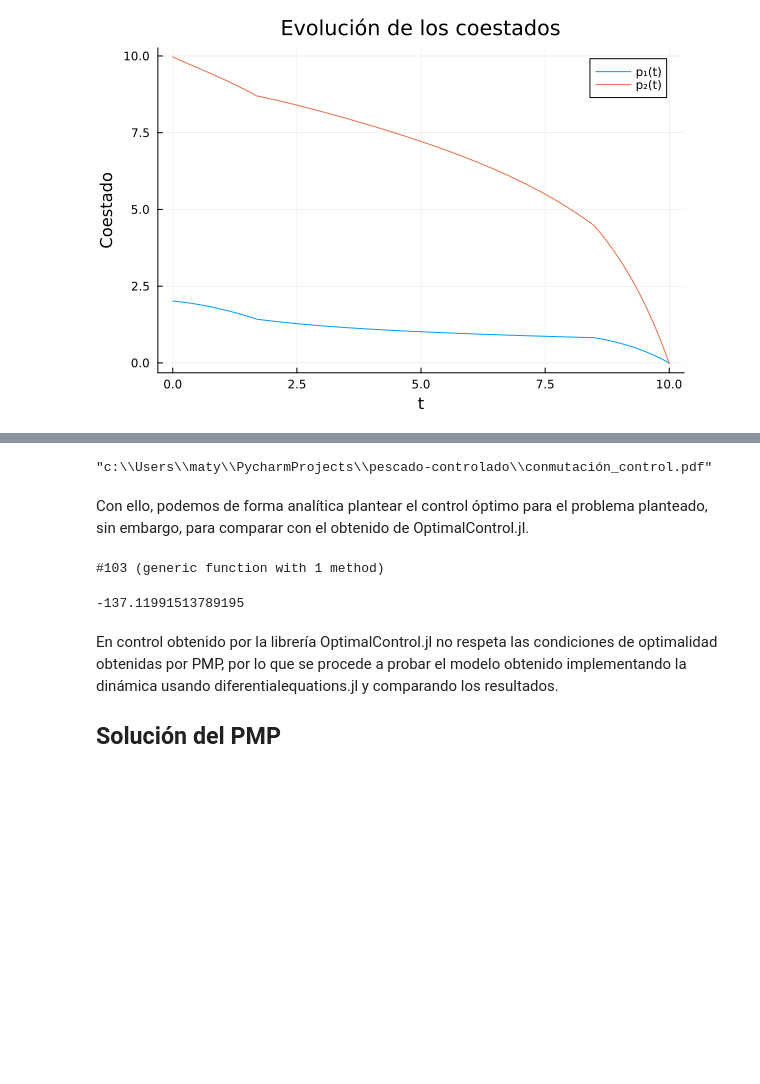
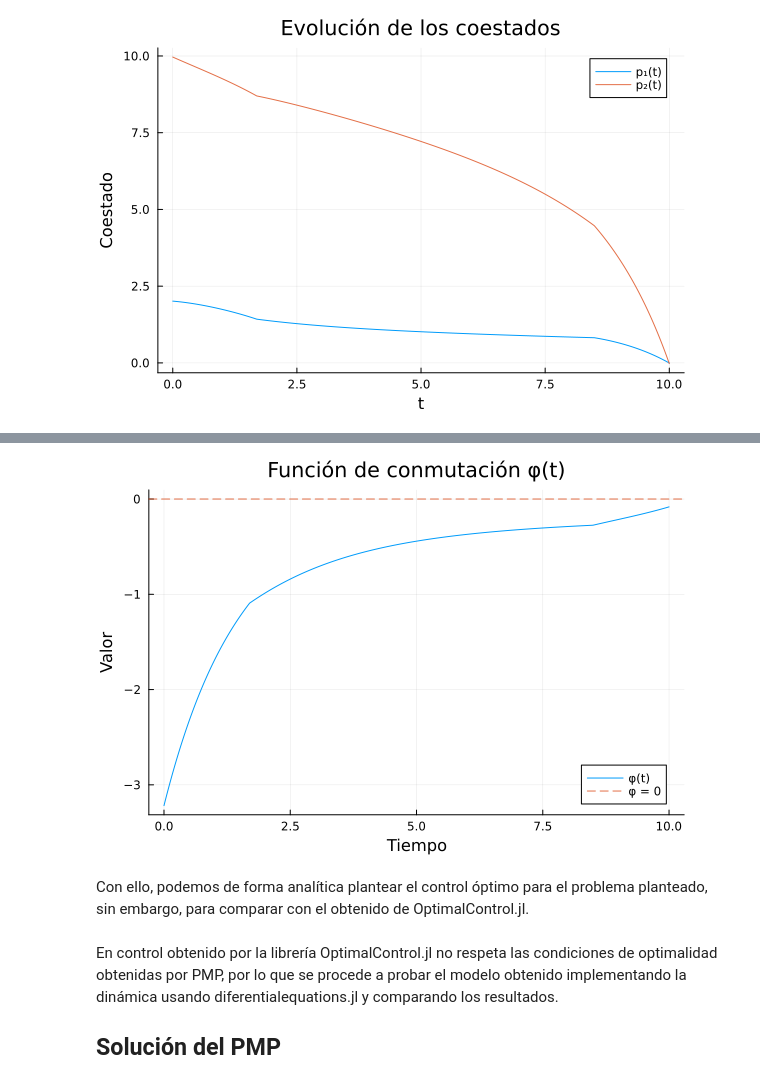
Before and after one commit to nacho2110/pescado-controlado, a Jupyter notebook: modelamiento_control_pmp.ipynb, the cells around one changed output, grey strips where cells are left out. Drawn from its saved outputs; the diff is of its cells as text; code cells hidden in the pictures; blank space fills up the shorter version.

```diff
--- a/modelamiento_control_pmp.ipynb
+++ b/modelamiento_control_pmp.ipynb
@@ -232,45 +235,26 @@ savefig(p_control, "control_optimo.pdf")
 # %%
 x_sol = state(sol)
 p_sol = costate(sol)  # co-estados
 
 # Función de conmutación CORRECTA (para minimización)
 function phi(t)
     return exp(-δ*t)*(-p1*x_sol(t)[1] - p2*x_sol(t)[2] + c) - p_sol(t)[1]*q1*x_sol(t)[1] - p_sol(t)[2]*q2*x_sol(t)[2]
 end
 phi_indicator(t) = phi(t) < 0 ? 1.0 : 0.0
 
 
 # Graficar phi(t)
 ts = range(0, T, length=1000)
 phis = [phi(t) for t in ts]
 inds = [phi_indicator(t) for t in ts]
 p_conm = plot(ts, phis, label = "φ(t)", xlabel = "Tiempo", ylabel = "Valor", title = "Función de conmutación φ(t)")
 #plot!(p_conm, ts, inds, label = "Indicadora 1_{φ<0}", lw=2)
 hline!(p_conm, [0], label="φ = 0", linestyle=:dash)
-savefig(p_conm, "conmutación_control.pdf")
+#savefig(p_conm, "pmp/conmutación_optimalcontrol.pdf")
 # %% [output]
-"c:\\Users\\maty\\PycharmProjects\\pescado-controlado\\conmutación_control.pdf"
+[figure, added]
 # %% [markdown]
 Con ello, podemos de forma analítica plantear el control óptimo para el problema planteado, sin embargo, para comparar con el obtenido de OptimalControl.jl.
-# %%
-s = time_grid(sol)
-x = state(sol)
-p = costate(sol)
-# %% [output]
-#103 (generic function with 1 method)
-# %%
-J = 0.0
-for i in 1:(length(s)-1)
-    t_i = s[i]
-    E_i = E_max*phi_indicator(t_i)
-    dt = s[i+1] - t_i
-
-    ingreso = exp(-δ*t_i) * (c - p1*x(i)[1] - p2*x(i)[2]) * E_i
-    J += ingreso * dt
-end
--J
-# %% [output]
--137.11991513789195
 # %% [markdown]
 En control obtenido por la librería OptimalControl.jl no respeta las condiciones de optimalidad obtenidas por PMP, por lo que se procede a probar el modelo obtenido implementando la dinámica usando diferentialequations.jl y comparando los resultados.
 ## Solución del PMP
```
Also changed, not shown: parts of 8 cells of this notebook, 35 other files.
